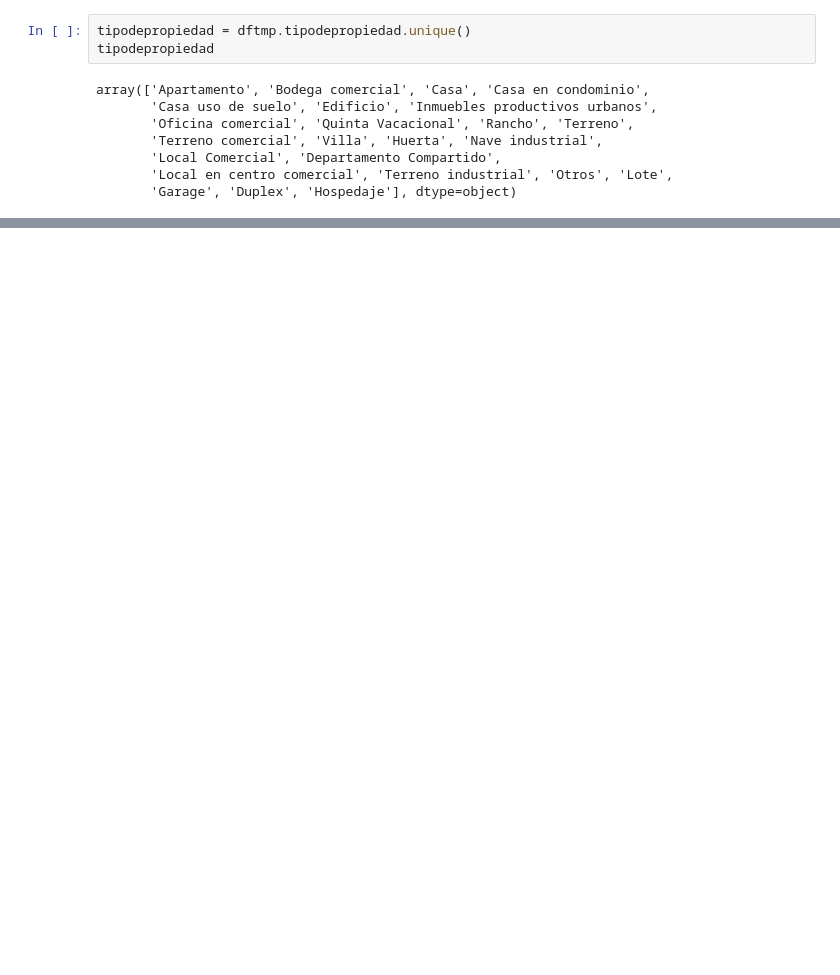
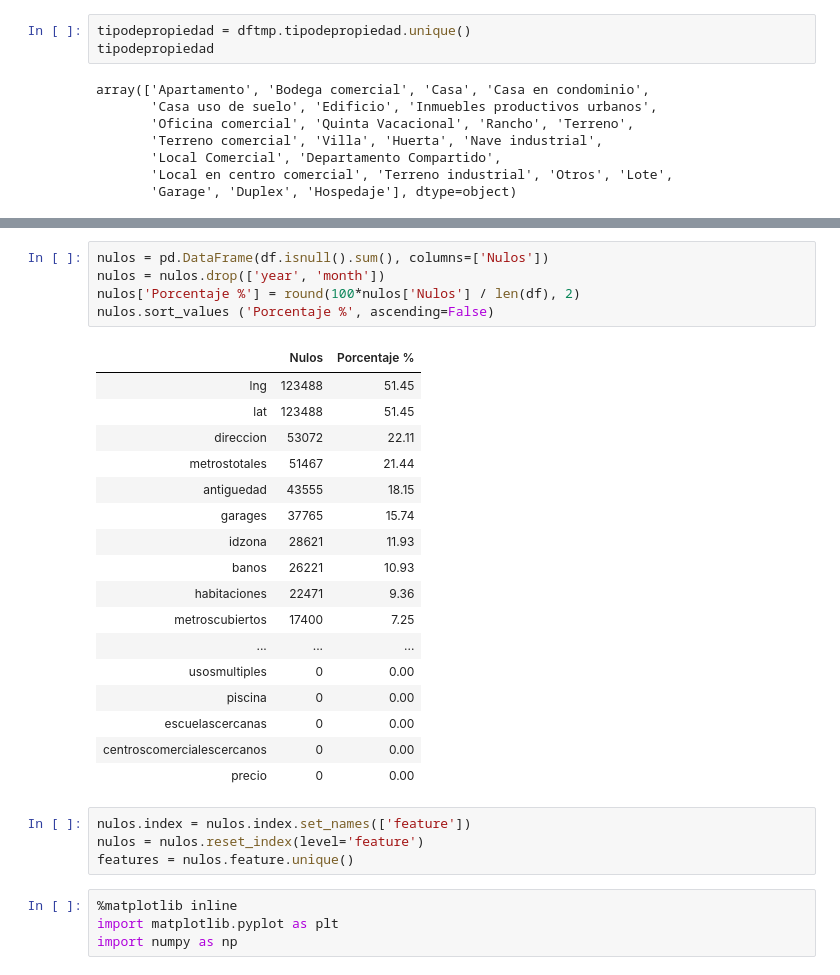
Before and after one commit to josetec1/DatosG29, a Jupyter notebook: Analisis nacho.ipynb, the cells around one changed output, grey strips where cells are left out. Saved outputs shown, nothing was run; the diff lists cells and outputs as text; blank space fills up the shorter version.

```diff
--- a/Analisis nacho.ipynb
+++ b/Analisis nacho.ipynb
@@ -101,0 +131,31 @@ array(['Apartamento', 'Bodega comercial', 'Casa', 'Casa en condominio',
+# %%
+nulos = pd.DataFrame(df.isnull().sum(), columns=['Nulos'])
+nulos = nulos.drop(['year', 'month'])
+nulos['Porcentaje %'] = round(100*nulos['Nulos'] / len(df), 2)
+nulos.sort_values ('Porcentaje %', ascending=False)
+# %% [output]
+|  | Nulos | Porcentaje % |
+| lng | 123488 | 51.45 |
+| lat | 123488 | 51.45 |
+| direccion | 53072 | 22.11 |
+| metrostotales | 51467 | 21.44 |
+| antiguedad | 43555 | 18.15 |
+| garages | 37765 | 15.74 |
+| idzona | 28621 | 11.93 |
+| banos | 26221 | 10.93 |
+| habitaciones | 22471 | 9.36 |
+| metroscubiertos | 17400 | 7.25 |
+| ... | ... | ... |
+| usosmultiples | 0 | 0.00 |
+| piscina | 0 | 0.00 |
+| escuelascercanas | 0 | 0.00 |
+| centroscomercialescercanos | 0 | 0.00 |
+| precio | 0 | 0.00 |
+# %%
+nulos.index = nulos.index.set_names(['feature'])
+nulos = nulos.reset_index(level='feature')
+features = nulos.feature.unique()
+# %%
+%matplotlib inline
+import matplotlib.pyplot as plt
+import numpy as np
```
Also changed, not shown: parts of 7 cells of this notebook, 1 other file.
